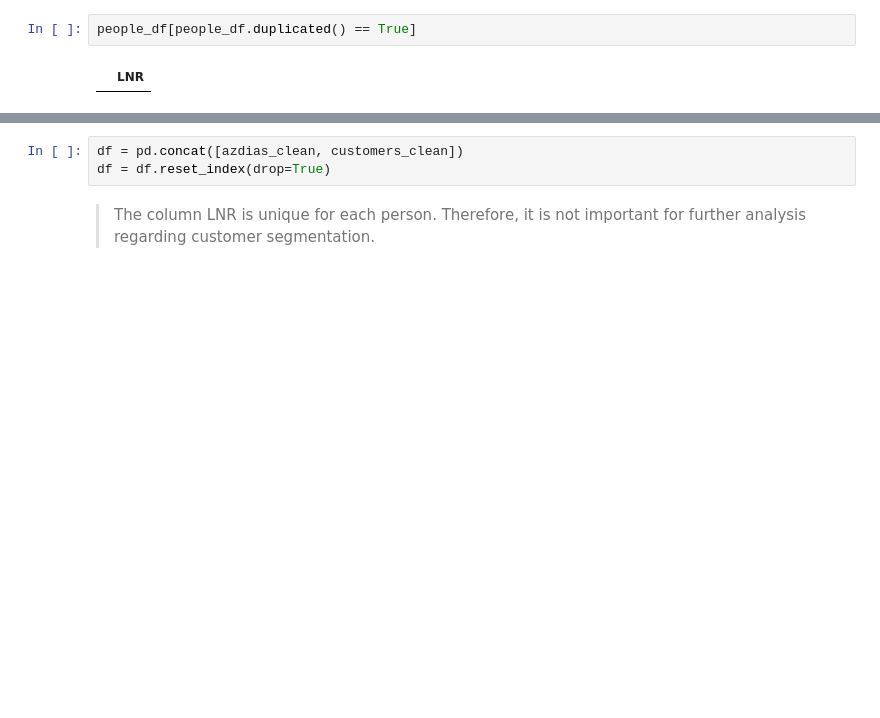
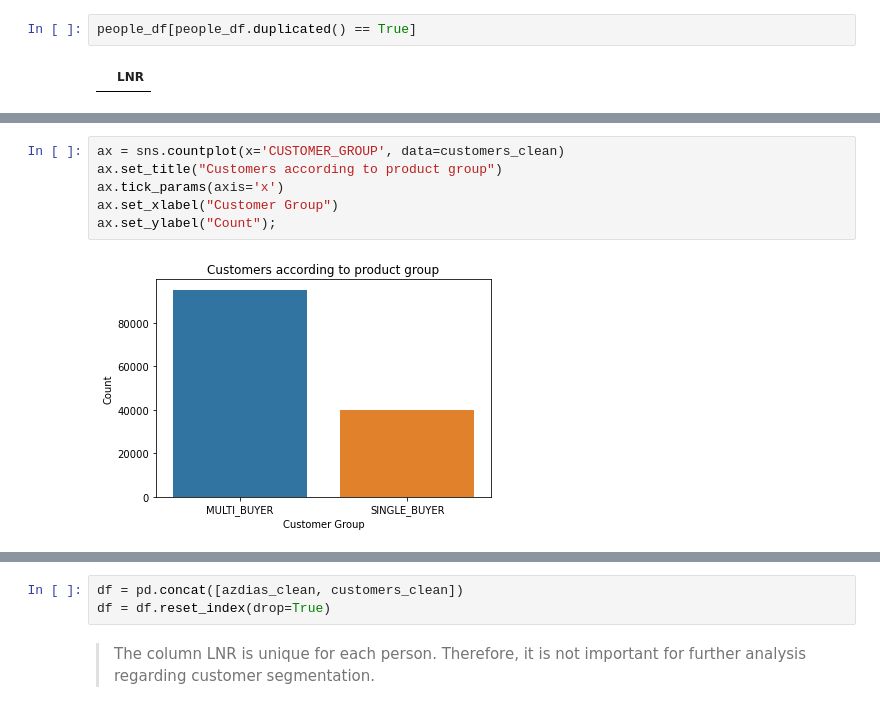
Before and after one commit to the-m8/Travelling_to_Seattle_Accomodations, a Jupyter notebook: Project_4/Arvato Project Workbook.ipynb, the cells around one changed output, grey strips where cells are left out. Cells and saved outputs as stored; diff of their text form; blank space fills up the shorter version.

```diff
--- a/Project_4/Arvato Project Workbook.ipynb
+++ b/Project_4/Arvato Project Workbook.ipynb
@@ -558,0 +706,8 @@ people_df[people_df.duplicated() == True]
+# %%
+ax = sns.countplot(x='CUSTOMER_GROUP', data=customers_clean)
+ax.set_title("Customers according to product group")
+ax.tick_params(axis='x')
+ax.set_xlabel("Customer Group")
+ax.set_ylabel("Count");
+# %% [output]
+[figure, added]
```
Also changed, not shown: parts of 116 cells of this notebook.
